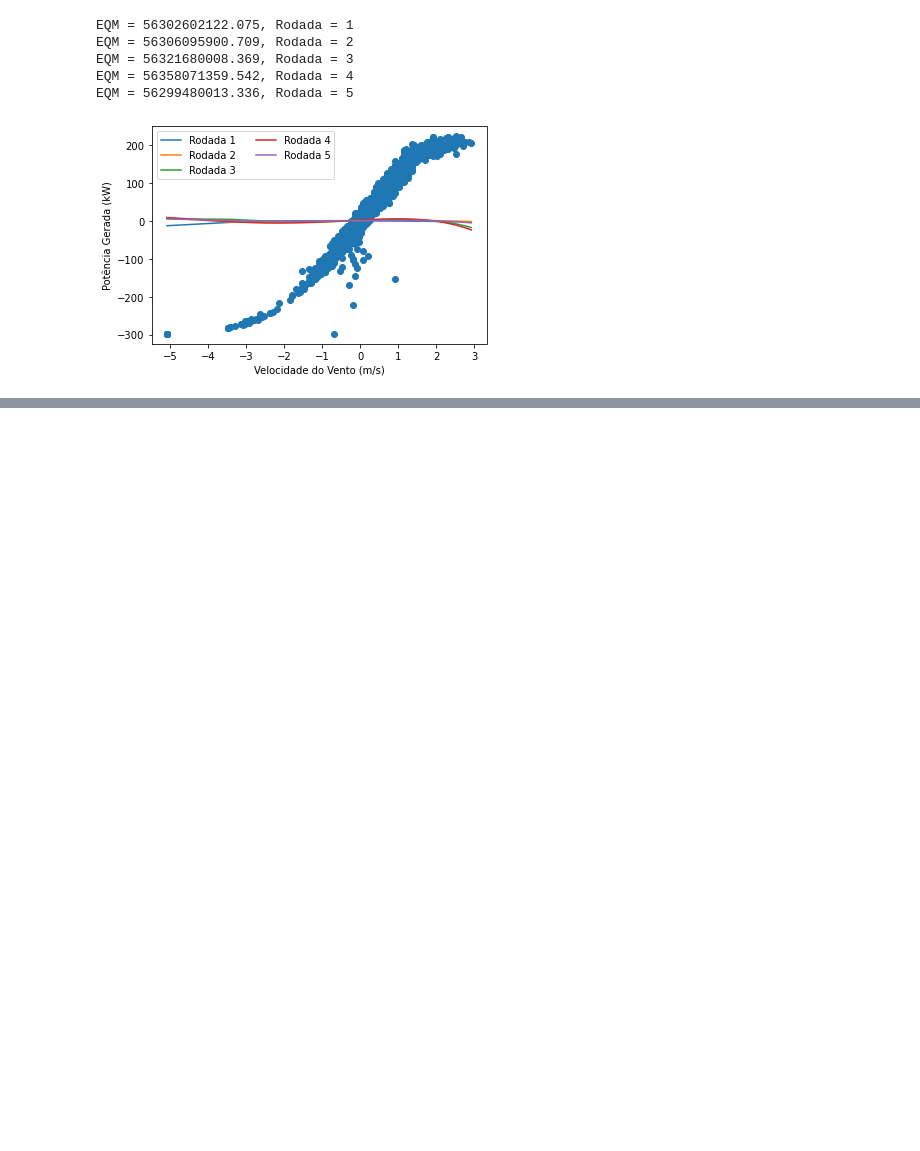
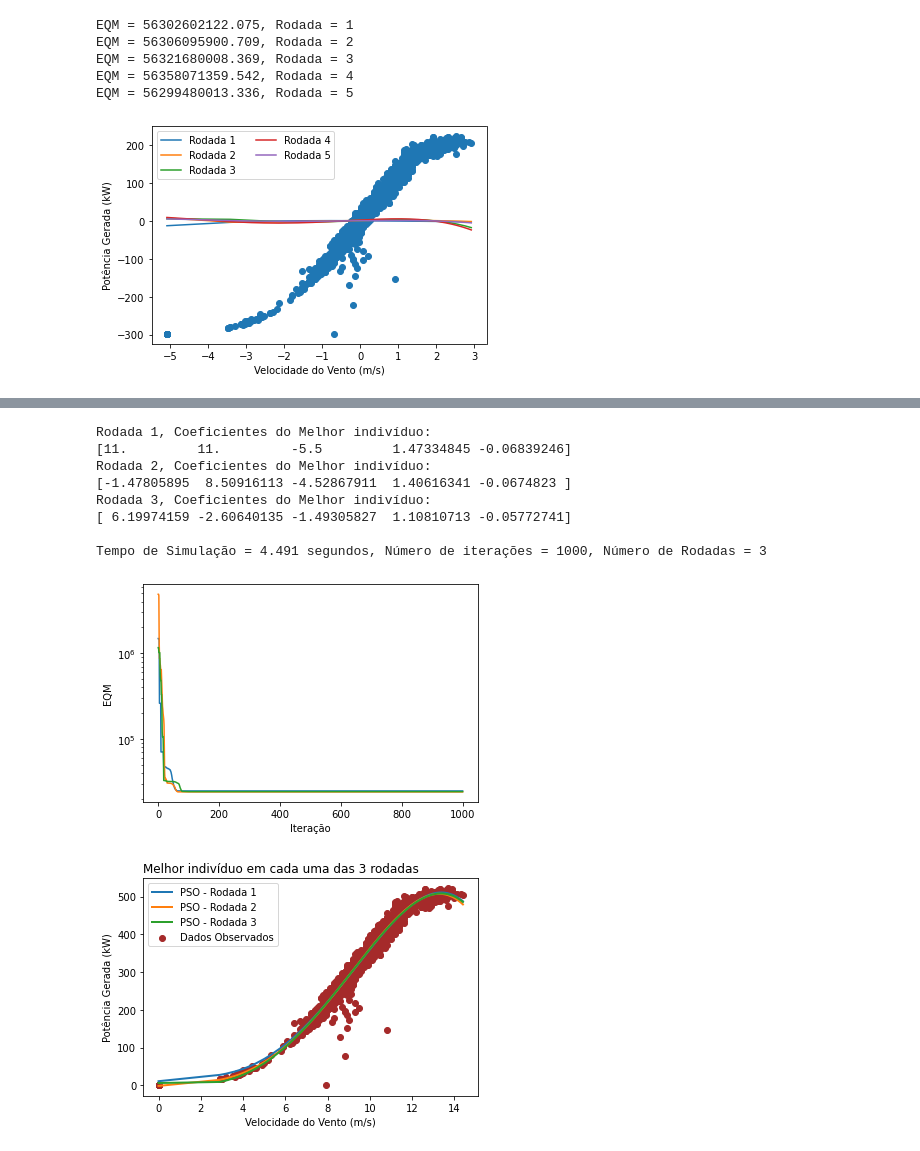
Before and after one commit to Ceduardosl/ICA, a Jupyter notebook: Projeto_Final/TC2_Q_01/TC2_Q_01.ipynb, the cells around one changed output, grey strips where cells are left out. Saved outputs shown, nothing was run; the diff lists cells and outputs as text; code cells hidden in the pictures; blank space fills up the shorter version.

```diff
--- a/Projeto_Final/TC2_Q_01/TC2_Q_01.ipynb
+++ b/Projeto_Final/TC2_Q_01/TC2_Q_01.ipynb
@@ -296,41 +298,99 @@ def input_matrix(x, order):
             X[:,i] = 1
         else:
             X[:,i] = np.power(x,i)
 
     return X
 
 def Hardamad_Prod(a, b):
 
     prod = np.array([np.multiply(x,y) for x, y in zip(a,b)])
 
     return prod
 
-def EQM(M, y_true, X):
+def SEA(M, y_true, X):
 
-    coef = np.power(y_true - np.dot(X, M), 2).sum()
+    coef = np.abs(y_true - np.dot(X, M)).sum()
 
-    return 1/coef #Minimização, por isso 1/coef
+    return coef
 
 data = np.genfromtxt("aerogerador.dat")
 x = data[:,0]
 y = data[:,1]
 
 Ns = 1000
 Nr = 3
 
 k = 4
 p = 20 #Num de partículas
-l_limit, u_limit = -1, 10
-pc, pm = 0.95, 0.95
+w, c1, c2 = 0.4, 2.05, 2.05
+l_limit, u_limit = -5.5, 11
 
 X = input_matrix(x, order = k)
 
-Mi_cand = np.random.uniform(l_limit, u_limit, size = (p, k+1))
-#Simulação aqui
+fig, ax = plt.subplots()
+fig_b, ax_b = plt.subplots()
+tic = time.perf_counter()
 
-FO_cand = np.apply_along_axis(EQM, 1, Mi_cand, y, X)
+for r in range(Nr):
 
-sorted_index = np.argsort(FO_cand)
-Mi_cand, FO_cand = Mi_cand[sorted_index], FO_cand[sorted_index]
+    Mi = np.random.uniform(l_limit, u_limit, size = (p, k+1))
+    Vi = np.random.uniform(-np.abs(u_limit - l_limit), np.abs(u_limit - l_limit), size = (p, 1))
+    Fg_best_r = []
 
-Mi_sel =
+    for s in range(Ns):
+        if s == 0:
+            Mi_best = Mi
+            Fi_best = np.apply_along_axis(SEA, 1, Mi_best, y, X) #Aplicar a função EQM para cada candidato
+            Mg_best = Mi_best[np.argmin(Fi_best)]
+            Fg_best = Fi_best[np.argmin(Fi_best)]
+
+        Vcog = Hardamad_Prod(np.random.uniform(0,1,size = (p,1)), Mi_best - Mi)
+        Vsoc = Hardamad_Prod(np.random.uniform(0,1,size = (p,1)), Mg_best - Mi)
+
+        Vi = w*Vi + np.dot(c1, Vcog) + np.dot(c2, Vsoc)
+        Mi = Mi + Vi
+
+        Mi[Mi > u_limit] = u_limit
+        Mi[Mi < l_limit] = l_limit
+
+        DF = np.apply_along_axis(SEA, 1, Mi, y, X) - Fi_best
+
+        Mi_best[np.where(DF < 0)] = Mi[np.where(DF < 0)]
+        Fi_best = np.apply_along_axis(SEA, 1, Mi_best, y, X)
+
+        Mg_best = Mi_best[np.argmin(Fi_best)]
+        Fg_best = Fi_best[np.argmin(Fi_best)]
+
+        Fg_best_r.append(Fg_best)
+
+    print("Rodada {}, Coeficientes do Melhor indivíduo:".format(r+1))
+    print(Mg_best)
+
+
+    ax.plot(Fg_best_r, label = "EQM Rodada {}".format(r+1))
+    ax_b.plot(x, np.dot(X, Mg_best), label = "PSO - Rodada {}".format(r+1), lw = 2, zorder = 2)
+
+toc = time.perf_counter()
+print("\nTempo de Simulação = {:.3f} segundos, Número de iterações = {}, Número de Rodadas = {}".format(toc-tic, Ns, Nr))
+
+ax.set_yscale("log")
+ax.set_ylabel("EQM")
+ax.set_xlabel("Iteração");
+
+
+ax_b.scatter(x,y, c = "brown", label = "Dados Observados", zorder = 1)
+ax_b.set_xlabel("Velocidade do Vento (m/s)")
+ax_b.set_ylabel("Potência Gerada (kW)")
+ax_b.set_title("Melhor indivíduo em cada uma das {} rodadas".format(Nr), loc = "left")
+ax_b.legend();
+# %% [output]
+Rodada 1, Coeficientes do Melhor indivíduo:
+[11.         11.         -5.5         1.47334845 -0.06839246]
+Rodada 2, Coeficientes do Melhor indivíduo:
+[-1.47805895  8.50916113 -4.52867911  1.40616341 -0.0674823 ]
+Rodada 3, Coeficientes do Melhor indivíduo:
+[ 6.19974159 -2.60640135 -1.49305827  1.10810713 -0.05772741]
+
+Tempo de Simulação = 4.491 segundos, Número de iterações = 1000, Número de Rodadas = 3
+[figure, added]
+[figure, added]
```
Also changed, not shown: parts of 11 cells of this notebook, 1 other file.
